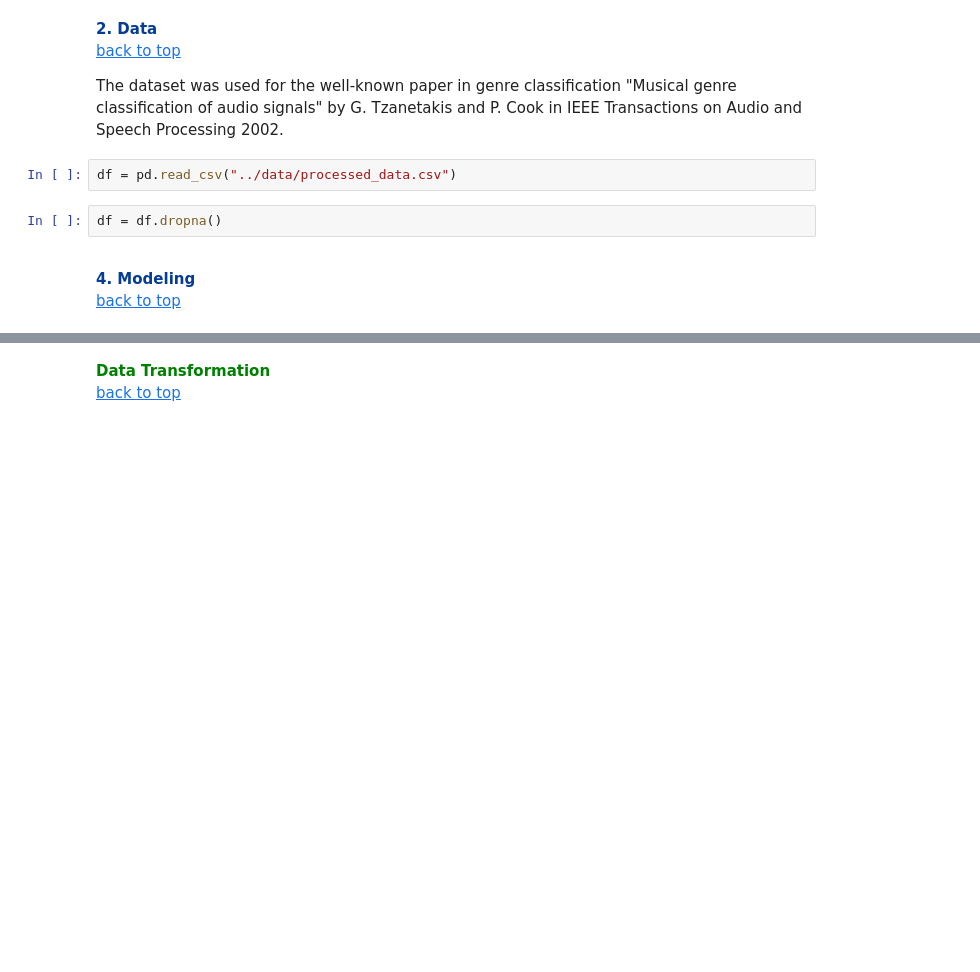
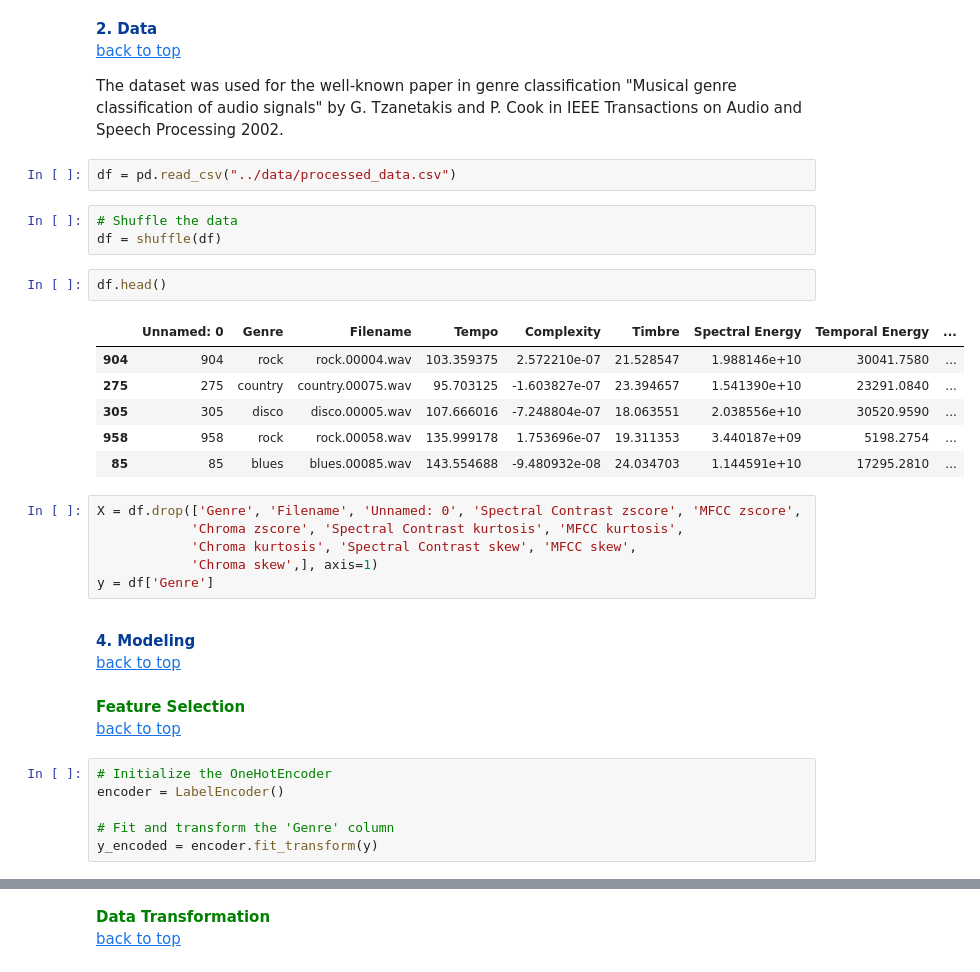
Before and after one commit to omar-kabeer/Classical_Punk, a Jupyter notebook: notebooks/modelling.ipynb, the cells around one changed output, grey strips where cells are left out. Drawn from its saved outputs; the diff is of its cells as text; blank space fills up the shorter version.

```diff
--- a/notebooks/modelling.ipynb
+++ b/notebooks/modelling.ipynb
@@ -45,10 +45,37 @@ from src.functions import *
 The dataset was used for the well-known paper in genre classification "Musical genre classification of audio signals" by G. Tzanetakis and P. Cook in IEEE Transactions on Audio and Speech Processing 2002.
 # %%
 df = pd.read_csv("../data/processed_data.csv")
-# %%
-df = df.dropna()
+# %%
+# Shuffle the data
+df = shuffle(df)
+# %%
+df.head()
+# %% [output]
+|  | Unnamed: 0 | Genre | Filename | Tempo | Complexity | Timbre | Spectral Energy | Temporal Energy | ... |
+| 904 | 904 | rock | rock.00004.wav | 103.359375 | 2.572210e-07 | 21.528547 | 1.988146e+10 | 30041.7580 | ... |
+| 275 | 275 | country | country.00075.wav | 95.703125 | -1.603827e-07 | 23.394657 | 1.541390e+10 | 23291.0840 | ... |
+| 305 | 305 | disco | disco.00005.wav | 107.666016 | -7.248804e-07 | 18.063551 | 2.038556e+10 | 30520.9590 | ... |
+| 958 | 958 | rock | rock.00058.wav | 135.999178 | 1.753696e-07 | 19.311353 | 3.440187e+09 | 5198.2754 | ... |
+| 85 | 85 | blues | blues.00085.wav | 143.554688 | -9.480932e-08 | 24.034703 | 1.144591e+10 | 17295.2810 | ... |
+# %%
+X = df.drop(['Genre', 'Filename', 'Unnamed: 0', 'Spectral Contrast zscore', 'MFCC zscore',
+            'Chroma zscore', 'Spectral Contrast kurtosis', 'MFCC kurtosis',
+            'Chroma kurtosis', 'Spectral Contrast skew', 'MFCC skew',
+            'Chroma skew',], axis=1)
+y = df['Genre']
 # %% [markdown]
 <a id='modeling'></a>
 
 <font size="+2" color='#053c96'><b> 4. Modeling</b></font>
 [back to top](#table-of-contents)
+# %% [markdown]
+<a id='data-transformation'></a>
+<font size="+0" color='green'><b> Feature Selection</b></font>
+[back to top](#table-of-contents)
+<a id='modeling'></a>
+# %%
+# Initialize the OneHotEncoder
+encoder = LabelEncoder()
+
+# Fit and transform the 'Genre' column
+y_encoded = encoder.fit_transform(y)
```
Also changed, not shown: parts of 15 cells of this notebook, 5 other files.
